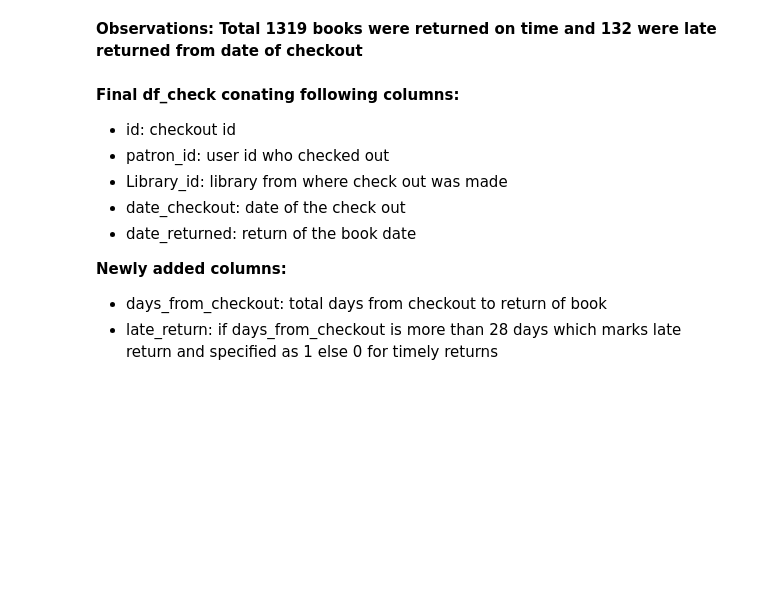
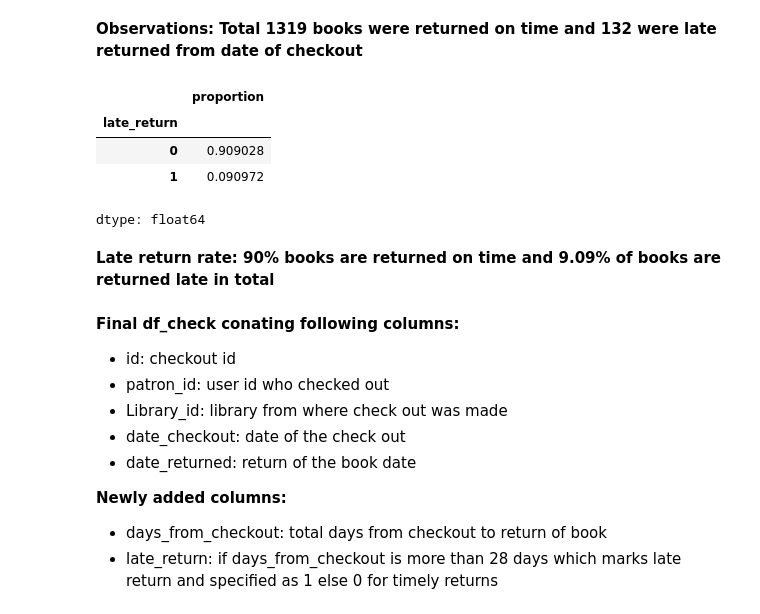
Before and after one commit to naiyajpatel/library_late_return_analysis, a Jupyter notebook: Library_late_return_analysis.ipynb, the cells around one changed output. Saved outputs shown, nothing was run; the diff lists cells and outputs as text; code cells hidden in the pictures; blank space fills up the shorter version.

```diff
--- a/Library_late_return_analysis.ipynb
+++ b/Library_late_return_analysis.ipynb
@@ -576,6 +576,17 @@ df_check['late_return'].value_counts()
 dtype: int64
 # %% [markdown]
 **Observations: Total 1319 books were returned on time and 132 were late returned from date of checkout**
+# %%
+# checking rate of late_returns
+df_check['late_return'].value_counts(normalize=True) # gives % of late returns
+# %% [output]
+|  | proportion |
+| late_return |  |
+| 0 | 0.909028 |
+| 1 | 0.090972 |
+dtype: float64
+# %% [markdown]
+**Late return rate: 90% books are returned on time and 9.09% of books are returned late in total**
 # %% [markdown]
 **Final df_check conating following columns:**
 
```
Also changed, not shown: parts of 1 cell of this notebook.
